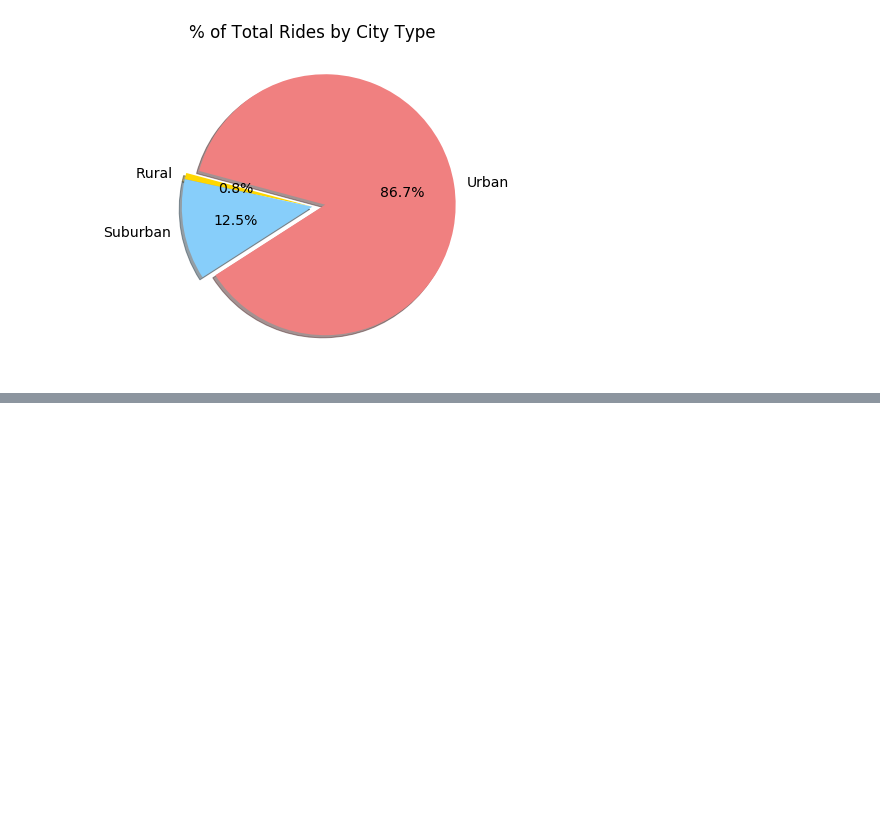
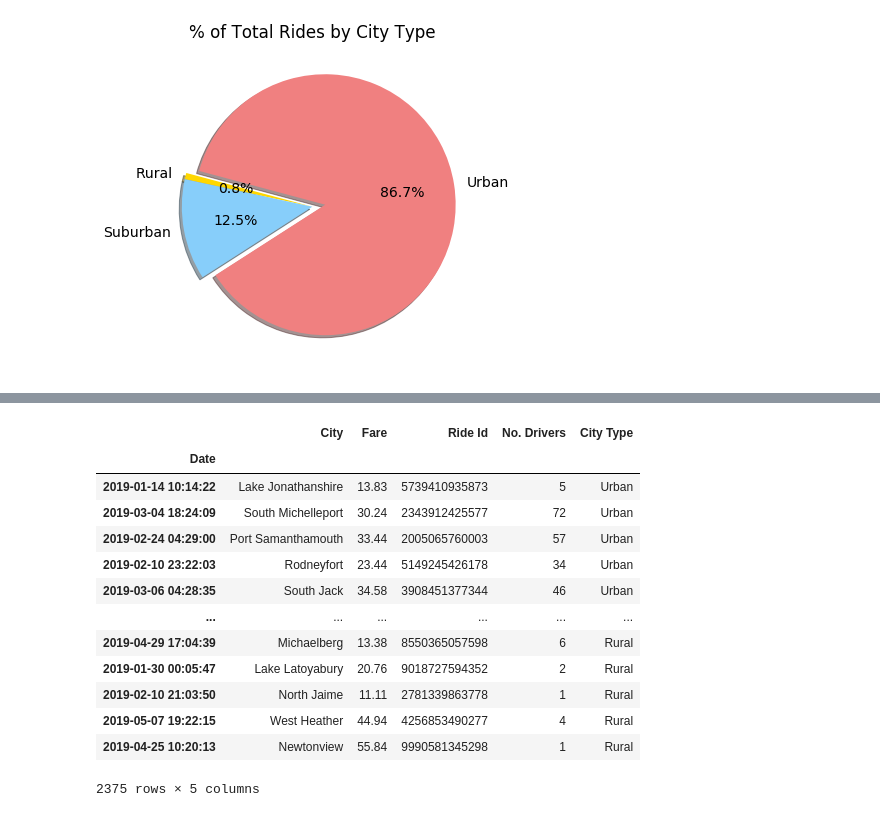
Before and after one commit to KateBeliankova/PyBer_Analysis, a Jupyter notebook: PyBer.ipynb, the cells around one changed output, grey strips where cells are left out. Saved outputs shown, nothing was run; the diff lists cells and outputs as text; code cells hidden in the pictures; blank space fills up the shorter version.

```diff
--- a/PyBer.ipynb
+++ b/PyBer.ipynb
@@ -954,0 +1024,20 @@ plt.show()
+# %%
+#Rename columns in data frame and set index to date column
+pyber_data_df = pyber_data_df.rename(columns={'city': 'City', 'date':'Date','fare':'Fare', 'ride_id': 'Ride Id','driver_count': 'No. Drivers', 'type':'City Type'})
+pyber_data_df = pyber_data_df.set_index(["Date"])
+pyber_data_df
+# %% [output]
+|  | City | Fare | Ride Id | No. Drivers | City Type |
+| Date |  |  |  |  |  |
+| 2019-01-14 10:14:22 | Lake Jonathanshire | 13.83 | 5739410935873 | 5 | Urban |
+| 2019-03-04 18:24:09 | South Michelleport | 30.24 | 2343912425577 | 72 | Urban |
+| 2019-02-24 04:29:00 | Port Samanthamouth | 33.44 | 2005065760003 | 57 | Urban |
+| 2019-02-10 23:22:03 | Rodneyfort | 23.44 | 5149245426178 | 34 | Urban |
+| 2019-03-06 04:28:35 | South Jack | 34.58 | 3908451377344 | 46 | Urban |
+| ... | ... | ... | ... | ... | ... |
+| 2019-04-29 17:04:39 | Michaelberg | 13.38 | 8550365057598 | 6 | Rural |
+| 2019-01-30 00:05:47 | Lake Latoyabury | 20.76 | 9018727594352 | 2 | Rural |
+| 2019-02-10 21:03:50 | North Jaime | 11.11 | 2781339863778 | 1 | Rural |
+| 2019-05-07 19:22:15 | West Heather | 44.94 | 4256853490277 | 4 | Rural |
+| 2019-04-25 10:20:13 | Newtonview | 55.84 | 9990581345298 | 1 | Rural |
+2375 rows × 5 columns
```
Also changed, not shown: parts of 12 cells of this notebook.
